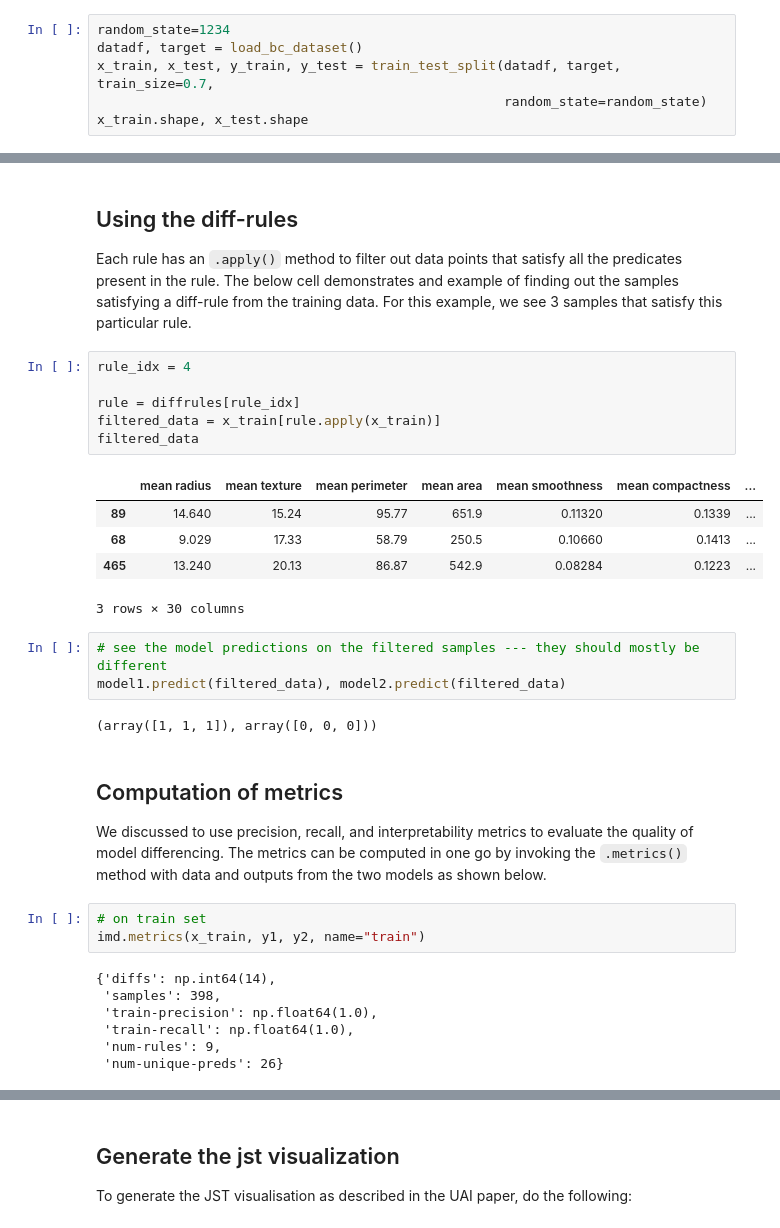
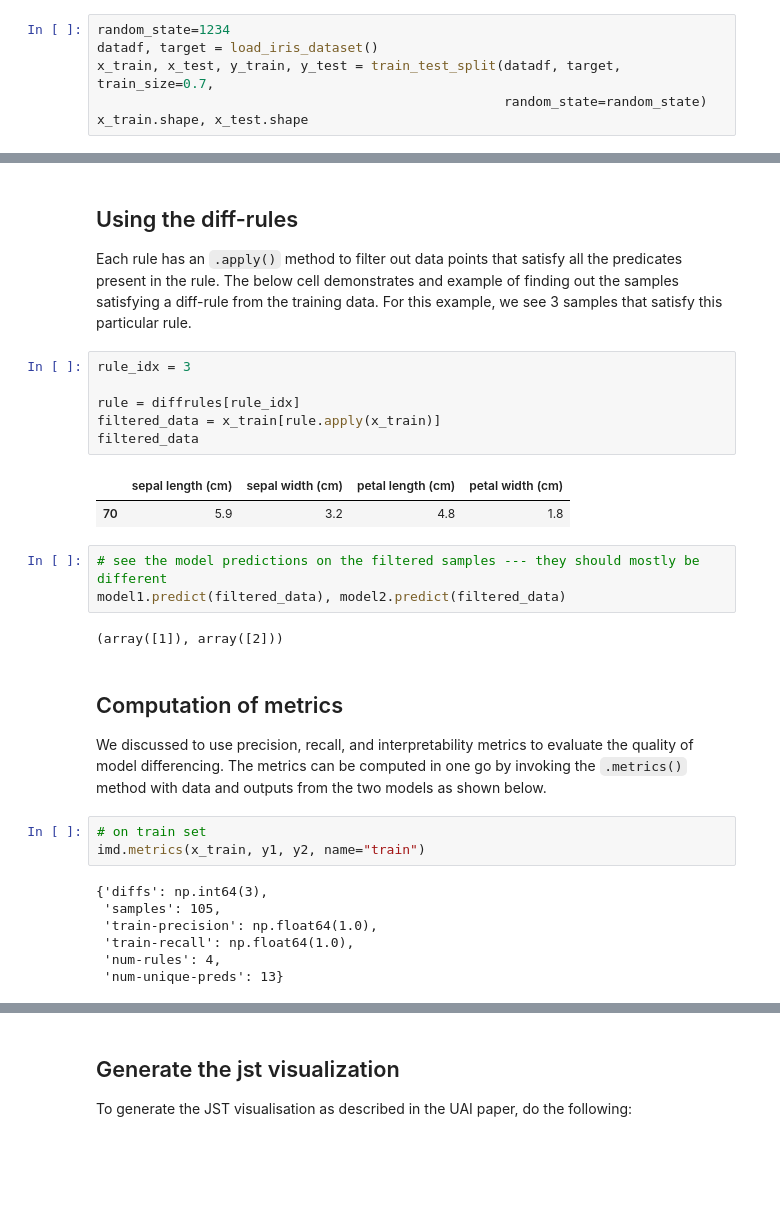
Before and after one commit to dheerajkumar2005/Joint-Surrogate-Trees-Model-Differencing, a Jupyter notebook: IMD_OFFICIAL/imd/imd_example.ipynb, the cells around one changed output, grey strips where cells are left out. Drawn from its saved outputs; the diff is of its cells as text; blank space fills up the shorter version.

```diff
--- a/IMD_OFFICIAL/imd/imd_example.ipynb
+++ b/IMD_OFFICIAL/imd/imd_example.ipynb
@@ -26,7 +27,7 @@ First we fetch the data using the function `load_bc_dataset()` and split it in t
 Note that, to test the quality of our model differencing technique, we will use this test split `x_test` later on without the ground truth labels `y_test`.
 # %%
 random_state=1234
-datadf, target = load_bc_dataset()
+datadf, target = load_iris_dataset()
 x_train, x_test, y_train, y_test = train_test_split(datadf, target, train_size=0.7,
                                                     random_state=random_state)
 x_train.shape, x_test.shape
@@ -116,22 +111,19 @@ diffrules
 
 Each rule has an `.apply()` method to filter out data points that satisfy all the predicates present in the rule. The below cell demonstrates and example of finding out the samples satisfying a diff-rule from the training data. For this example, we see 3 samples that satisfy this particular rule.
 # %%
-rule_idx = 4
+rule_idx = 3
 
 rule = diffrules[rule_idx]
 filtered_data = x_train[rule.apply(x_train)]
 filtered_data
 # %% [output]
-|  | mean radius | mean texture | mean perimeter | mean area | mean smoothness | mean compactness | ... |
-| 89 | 14.640 | 15.24 | 95.77 | 651.9 | 0.11320 | 0.1339 | ... |
-| 68 | 9.029 | 17.33 | 58.79 | 250.5 | 0.10660 | 0.1413 | ... |
-| 465 | 13.240 | 20.13 | 86.87 | 542.9 | 0.08284 | 0.1223 | ... |
+|  | sepal length (cm) | sepal width (cm) | petal length (cm) | petal width (cm) |
+| 70 | 5.9 | 3.2 | 4.8 | 1.8 |
-3 rows × 30 columns
 # %%
 # see the model predictions on the filtered samples --- they should mostly be different
 model1.predict(filtered_data), model2.predict(filtered_data)
 # %% [output]
-(array([1, 1, 1]), array([0, 0, 0]))
+(array([1]), array([2]))
 # %% [markdown]
 ## Computation of metrics
 
@@ -140,12 +132,12 @@ We discussed to use precision, recall, and interpretability metrics to evaluate
 # on train set
 imd.metrics(x_train, y1, y2, name="train")
 # %% [output]
-{'diffs': np.int64(14),
- 'samples': 398,
+{'diffs': np.int64(3),
+ 'samples': 105,
  'train-precision': np.float64(1.0),
  'train-recall': np.float64(1.0),
- 'num-rules': 9,
- 'num-unique-preds': 26}
+ 'num-rules': 4,
+ 'num-unique-preds': 13}
 # %%
 # on test set
 imd.metrics(x_test, model1.predict(x_test), model2.predict(x_test), name="test")
```
Also changed, not shown: parts of 12 cells of this notebook, 10 other files.
